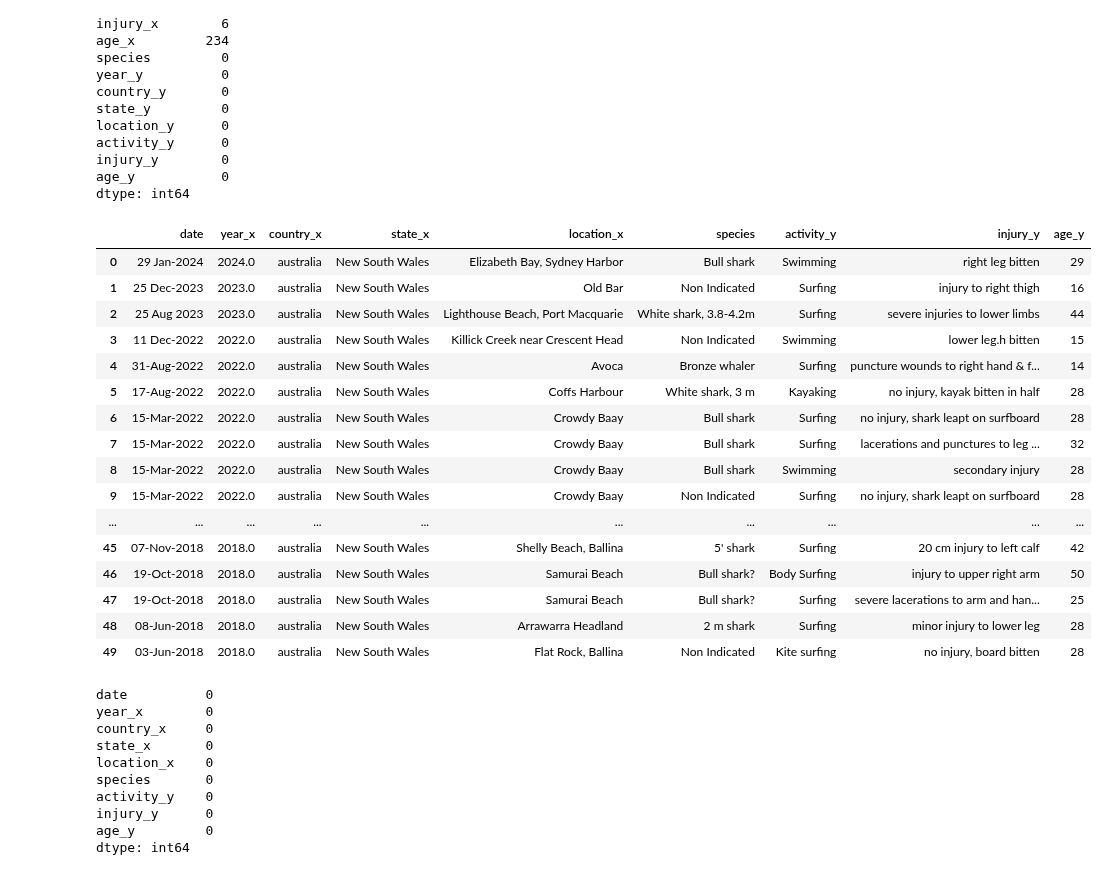
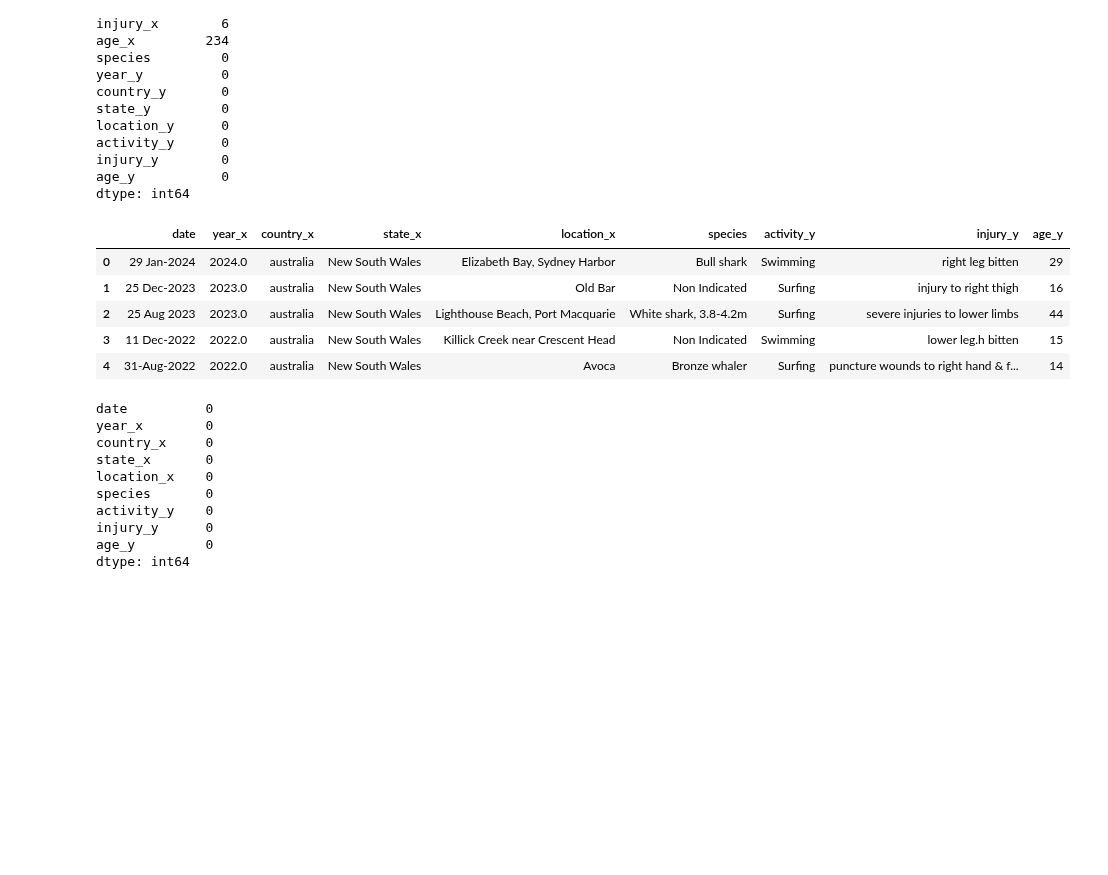
Before and after one commit to DelmarB/shark-analysis, a Jupyter notebook: Shark-Copy1.ipynb, the cells around one changed output. Saved outputs shown, nothing was run; the diff lists cells and outputs as text; code cells hidden in the pictures; blank space fills up the shorter version.

```diff
--- a/Shark-Copy1.ipynb
+++ b/Shark-Copy1.ipynb
@@ -207,0 +218,7 @@ shark_df_2[shark_df_2["state"]=="New South Wales"]["location"].nunique()
+# %%
+# to put all countries in lowercaps
+def lower_row(df,col):
+    df[col] = df[col].str.lower()
+    return df
+
+shark_df_2= lower_row(shark_df_2,"country")
@@ -212,6 +323,3 @@ shark_df_2 = shark_df_2.dropna(subset=['country'])
 shark_df_2.shape
 # %% [output]
 (6970, 9)
-# %%
-# to put all countries in lowercaps
-shark_df_2["country"] = shark_df_2["country"].apply(lambda x: x.lower())
@@ -329,7 +443,7 @@ shark_df_2.shape
 # %% [output]
 (528, 9)
 # %%
-datos_df = pd.read_csv('C:/Users/User/Desktop/IronHack/Week_2/Day2/datos_limpios.csv')
+datos_df = pd.read_csv('datos_limpios.csv')
 datos_df.shape
 # %% [output]
 (6214, 8)
@@ -399,28 +497,22 @@ injury_y        0
 age_y           0
 dtype: int64
 # %%
-
+df_merged_2.drop(columns=["activity_x"], inplace=True)
 df_merged_2.drop(columns=["location_y"], inplace=True)
+df_merged_2.drop(columns=["state_y"], inplace=True)
+df_merged_2.drop(columns=["country_y"], inplace=True)
+df_merged_2.drop(columns=["age_x"], inplace=True)
+df_merged_2.drop(columns=["injury_x"], inplace=True)
+df_merged_2.drop(columns=["year_y"], inplace=True)
 # %%
-df_merged_2.head(50)
+df_merged_2.head(5)
 # %% [output]
 |  | date | year_x | country_x | state_x | location_x | species | activity_y | injury_y | age_y |
 | 0 | 29 Jan-2024 | 2024.0 | australia | New South Wales | Elizabeth Bay, Sydney Harbor | Bull shark | Swimming | right leg bitten | 29 |
 | 1 | 25 Dec-2023 | 2023.0 | australia | New South Wales | Old Bar | Non Indicated | Surfing | injury to right thigh | 16 |
 | 2 | 25 Aug 2023 | 2023.0 | australia | New South Wales | Lighthouse Beach, Port Macquarie | White shark, 3.8-4.2m | Surfing | severe injuries to lower limbs | 44 |
 | 3 | 11 Dec-2022 | 2022.0 | australia | New South Wales | Killick Creek near Crescent Head | Non Indicated | Swimming | lower leg.h bitten | 15 |
 | 4 | 31-Aug-2022 | 2022.0 | australia | New South Wales | Avoca | Bronze whaler | Surfing | puncture wounds to right hand & f... | 14 |
-| 5 | 17-Aug-2022 | 2022.0 | australia | New South Wales | Coffs Harbour | White shark, 3 m | Kayaking | no injury, kayak bitten in half | 28 |
-| 6 | 15-Mar-2022 | 2022.0 | australia | New South Wales | Crowdy Baay | Bull shark | Surfing | no injury, shark leapt on surfboard | 28 |
-| 7 | 15-Mar-2022 | 2022.0 | australia | New South Wales | Crowdy Baay | Bull shark | Surfing | lacerations and punctures to leg ... | 32 |
-| 8 | 15-Mar-2022 | 2022.0 | australia | New South Wales | Crowdy Baay | Bull shark | Swimming | secondary injury | 28 |
-| 9 | 15-Mar-2022 | 2022.0 | australia | New South Wales | Crowdy Baay | Non Indicated | Surfing | no injury, shark leapt on surfboard | 28 |
-| ... | ... | ... | ... | ... | ... | ... | ... | ... | ... |
-| 45 | 07-Nov-2018 | 2018.0 | australia | New South Wales | Shelly Beach, Ballina | 5' shark | Surfing | 20 cm injury to left calf | 42 |
-| 46 | 19-Oct-2018 | 2018.0 | australia | New South Wales | Samurai Beach | Bull shark? | Body Surfing | injury to upper right arm | 50 |
-| 47 | 19-Oct-2018 | 2018.0 | australia | New South Wales | Samurai Beach | Bull shark? | Surfing | severe lacerations to arm and han... | 25 |
-| 48 | 08-Jun-2018 | 2018.0 | australia | New South Wales | Arrawarra Headland | 2 m shark | Surfing | minor injury to lower leg | 28 |
-| 49 | 03-Jun-2018 | 2018.0 | australia | New South Wales | Flat Rock, Ballina | Non Indicated | Kite surfing | no injury, board bitten | 28 |
 # %%
 df_merged_2.isna().sum()
 # %% [output]
```
Also changed, not shown: parts of 31 cells of this notebook.
